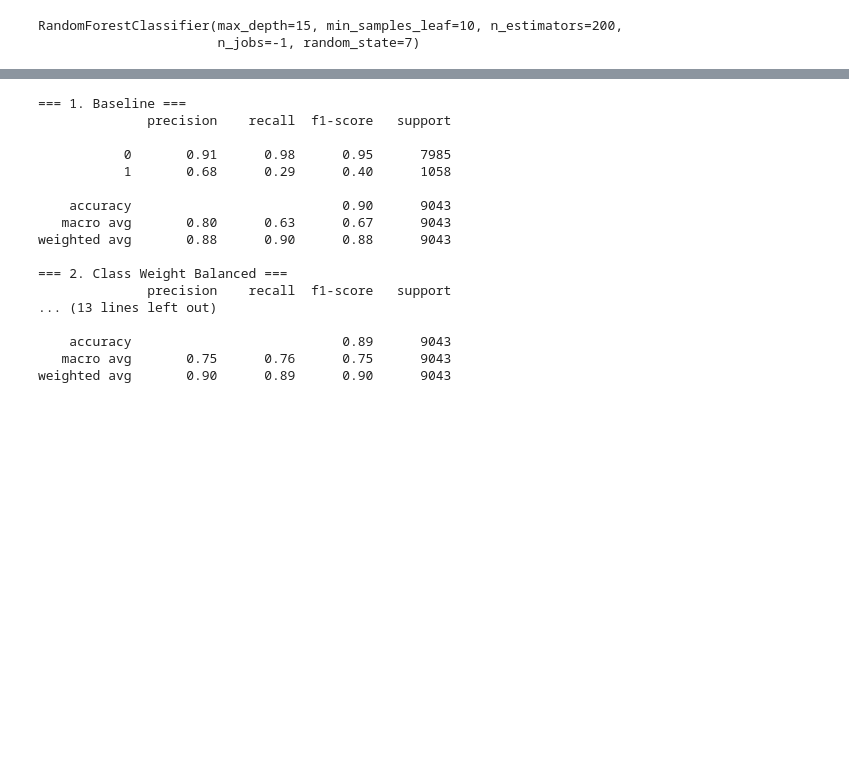
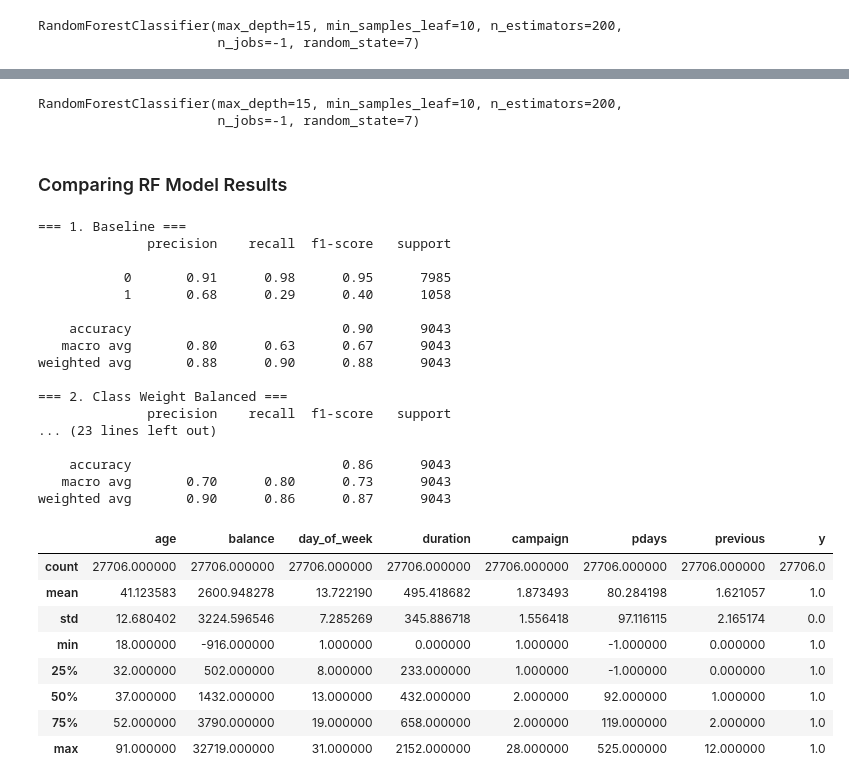
Before and after one commit to o-lares/Synthetic-Data-Generation, a Jupyter notebook: synth_notebook.ipynb, the cells around one changed output, grey strips where cells are left out. Cells and saved outputs as stored; diff of their text form; code cells hidden in the pictures; blank space fills up the shorter version.

Commit message:
Updated notebook to add CTGAN experiment, updated README

```diff
--- a/synth_notebook.ipynb
+++ b/synth_notebook.ipynb
@@ -200,0 +191,8 @@ RandomForestClassifier(max_depth=15, min_samples_leaf=10, n_estimators=200,
+# %%
+# Build full training df with label
+train_df = X_train.copy()
+train_df['y'] = y_train.values
+
+# Auto-detect metadata
+metadata = SingleTableMetadata()
+metadata.detect_from_dataframe(train_df)
@@ -200,0 +201,17 @@ RandomForestClassifier(max_depth=15, min_samples_leaf=10, n_estimators=200,
+# %%
+# Using a small epochs count of 100 to train reasonably fast
+ctgan = CTGANSynthesizer(
+    metadata,
+    epochs=200,
+    batch_size=500,
+    generator_dim=(128, 128, 128),
+    discriminator_dim=(128, 128, 128),
+    verbose=True
+)
+ctgan.fit(train_df)
+# %%
+# Count how many minority samples you need
+n_majority = (y_train == 0).sum()
+n_minority = (y_train == 1).sum()
+n_to_generate = n_majority - n_minority
+print(n_to_generate)
@@ -200,0 +220,4 @@ RandomForestClassifier(max_depth=15, min_samples_leaf=10, n_estimators=200,
+# %%
+# Condition sampling on minority class
+condition = Condition(num_rows=int(n_to_generate), column_values={'y': 1})
+synthetic_minority = ctgan.sample_from_conditions(conditions=[condition])
@@ -201,12 +252,30 @@ RandomForestClassifier(max_depth=15, min_samples_leaf=10, n_estimators=200,
+# %%
+rf_ctgan = RandomForestClassifier(
+    n_estimators=200,
+    max_depth=15,
+    min_samples_leaf=10,
+    max_features='sqrt',
+    random_state=7,
+    n_jobs=-1
+)
+rf_ctgan.fit(X_train_ctgan_encoded, y_train_ctgan)
+# %% [output]
+RandomForestClassifier(max_depth=15, min_samples_leaf=10, n_estimators=200,
+                       n_jobs=-1, random_state=7)
+# %% [markdown]
+### Comparing RF Model Results
 # %%
 print("=== 1. Baseline ===")
-print(classification_report(y_test, rf_baseline.predict(X_test)))
+print(classification_report(y_test, rf_baseline.predict(X_test_encoded)))
 
 print("=== 2. Class Weight Balanced ===")
-print(classification_report(y_test, rf_weighted.predict(X_test)))
+print(classification_report(y_test, rf_weighted.predict(X_test_encoded)))
 
 print("=== 3. SMOTE Synthetic Oversampling ===")
-print(classification_report(y_test, rf_smote.predict(X_test)))
+print(classification_report(y_test, rf_smote.predict(X_test_encoded)))
+
+print("=== 4. CTGAN Synthetic Oversampling ===")
+print(classification_report(y_test, rf_ctgan.predict(X_test_encoded)))
 # %% [output]
 === 1. Baseline ===
               precision    recall  f1-score   support
@@ -220,8 +289,20 @@ weighted avg       0.88      0.90      0.88      9043
 
 === 2. Class Weight Balanced ===
               precision    recall  f1-score   support
-... (13 lines left out)
+... (23 lines left out)
 
-    accuracy                           0.89      9043
-   macro avg       0.75      0.76      0.75      9043
-weighted avg       0.90      0.89      0.90      9043
+    accuracy                           0.86      9043
+   macro avg       0.70      0.80      0.73      9043
+weighted avg       0.90      0.86      0.87      9043
+# %%
+synthetic_minority.describe()
+# %% [output]
+|  | age | balance | day_of_week | duration | campaign | pdays | previous | y |
+| count | 27706.000000 | 27706.000000 | 27706.000000 | 27706.000000 | 27706.000000 | 27706.000000 | 27706.000000 | 27706.0 |
+| mean | 41.123583 | 2600.948278 | 13.722190 | 495.418682 | 1.873493 | 80.284198 | 1.621057 | 1.0 |
+| std | 12.680402 | 3224.596546 | 7.285269 | 345.886718 | 1.556418 | 97.116115 | 2.165174 | 0.0 |
+| min | 18.000000 | -916.000000 | 1.000000 | 0.000000 | 1.000000 | -1.000000 | 0.000000 | 1.0 |
+| 25% | 32.000000 | 502.000000 | 8.000000 | 233.000000 | 1.000000 | -1.000000 | 0.000000 | 1.0 |
+| 50% | 37.000000 | 1432.000000 | 13.000000 | 432.000000 | 2.000000 | 92.000000 | 1.000000 | 1.0 |
+| 75% | 52.000000 | 3790.000000 | 19.000000 | 658.000000 | 2.000000 | 119.000000 | 2.000000 | 1.0 |
+| max | 91.000000 | 32719.000000 | 31.000000 | 2152.000000 | 28.000000 | 525.000000 | 12.000000 | 1.0 |
```
Also changed, not shown: parts of 15 cells of this notebook, 3 other files.
